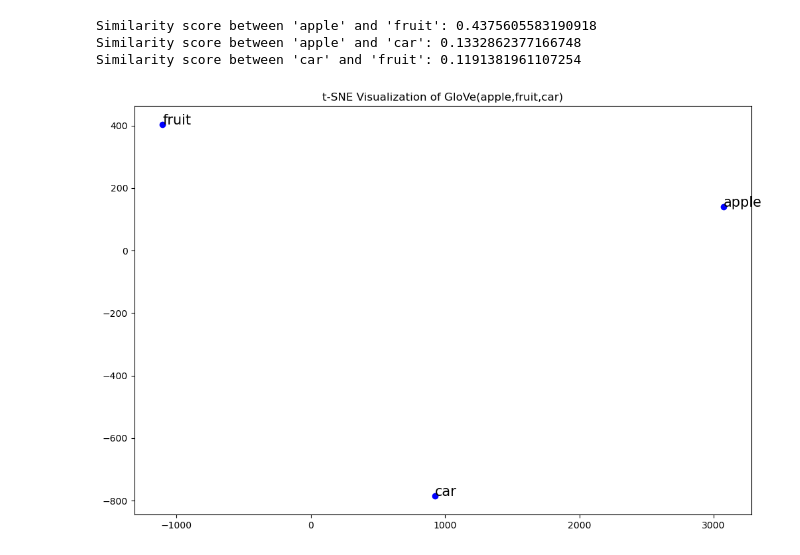
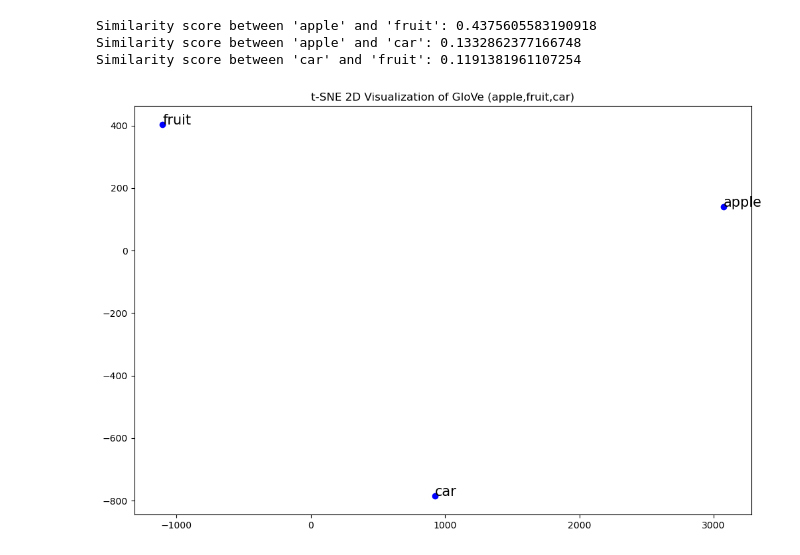
Before and after one commit to Ardakacd/early-alzhemir-detection, a Jupyter notebook: word-embedding-tsne-example.ipynb, the cells around one changed output. Saved outputs shown, nothing was run; the diff lists cells and outputs as text; code cells hidden in the pictures.

```diff
--- a/word-embedding-tsne-example.ipynb
+++ b/word-embedding-tsne-example.ipynb
@@ -13,34 +13,34 @@ word_embeddings = GloVe(name='6B', dim=300)
 vector_apple = word_embeddings["apple"]
 vector_fruit = word_embeddings["fruit"]
 vector_car = word_embeddings["car"]
-#vectors = numpy.array([word_embeddings[word].numpy() for word in alpa_numeric_words])
 
-similarity_score_1 = torch.nn.functional.cosine_similarity(vector_apple, vector_fruit, dim=0)
-similarity_score_2 = torch.nn.functional.cosine_similarity(vector_apple, vector_car, dim=0)
-similarity_score_3 = torch.nn.functional.cosine_similarity(vector_car, vector_fruit, dim=0)
+similarity_score_af = torch.nn.functional.cosine_similarity(vector_apple, vector_fruit, dim=0)
+similarity_score_ac = torch.nn.functional.cosine_similarity(vector_apple, vector_car, dim=0)
+similarity_score_cf = torch.nn.functional.cosine_similarity(vector_car, vector_fruit, dim=0)
 
-print(f"Similarity score between 'apple' and 'fruit': {similarity_score_1.item()}")
-print(f"Similarity score between 'apple' and 'car': {similarity_score_2.item()}")
-print(f"Similarity score between 'car' and 'fruit': {similarity_score_3.item()}")
-
-desired_words = [vector_apple.numpy(),vector_fruit.numpy(),vector_car.numpy()]
-vectors = numpy.array(desired_words)
-
-tsne = TSNE(n_components=2, random_state=42, perplexity=2)
-vectors_2d = tsne.fit_transform(vectors)
-
-plt.figure(figsize=(12, 8))
-plt.scatter(vectors_2d[:, 0], vectors_2d[:, 1], marker='o', color='b')
-
-# Annotate points with words
-for i, word in enumerate(["apple","fruit","car"]):
-    plt.annotate(word, xy=(vectors_2d[i, 0], vectors_2d[i, 1]), fontsize=15)
-
-plt.title('t-SNE Visualization of GloVe(apple,fruit,car)')
-# plt.savefig("images/t-sne_word_embedding.png",dpi=100)
-plt.show()
+print(f"Similarity score between 'apple' and 'fruit': {similarity_score_af.item()}")
+print(f"Similarity score between 'apple' and 'car': {similarity_score_ac.item()}")
+print(f"Similarity score between 'car' and 'fruit': {similarity_score_cf.item()}")
 # %% [output]
 Similarity score between 'apple' and 'fruit': 0.4375605583190918
 Similarity score between 'apple' and 'car': 0.1332862377166748
 Similarity score between 'car' and 'fruit': 0.1191381961107254
-[figure, removed]
+# %%
+desired_words = [vector_apple.numpy(),vector_fruit.numpy(),vector_car.numpy()]
+vectors = numpy.array(desired_words)
+
+tsne = TSNE(n_components=2, random_state=42, perplexity=2)
+vectors_2d = tsne.fit_transform(vectors)
+
+plt.figure(figsize=(12, 8))
+plt.scatter(vectors_2d[:, 0], vectors_2d[:, 1], marker='o', color='b')
+
+# Annotate points with words
+for i, word in enumerate(["apple","fruit","car"]):
+    plt.annotate(word, xy=(vectors_2d[i, 0], vectors_2d[i, 1]), fontsize=15)
+
+plt.title('t-SNE 2D Visualization of GloVe (apple,fruit,car)')
+# plt.savefig("images/t-sne_word_embedding.png",dpi=100)
+plt.show()
+# %% [output]
+[figure, added]
```
Also changed, not shown: parts of 3 cells of this notebook.
